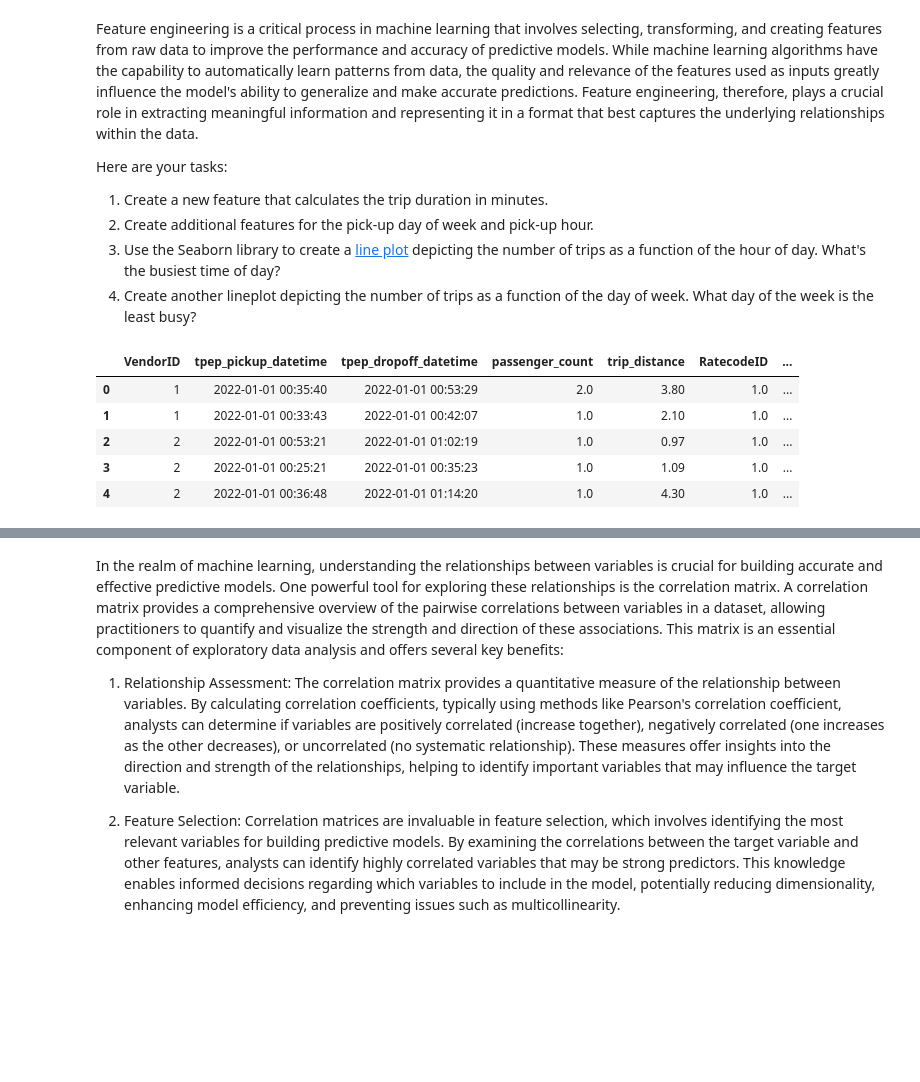
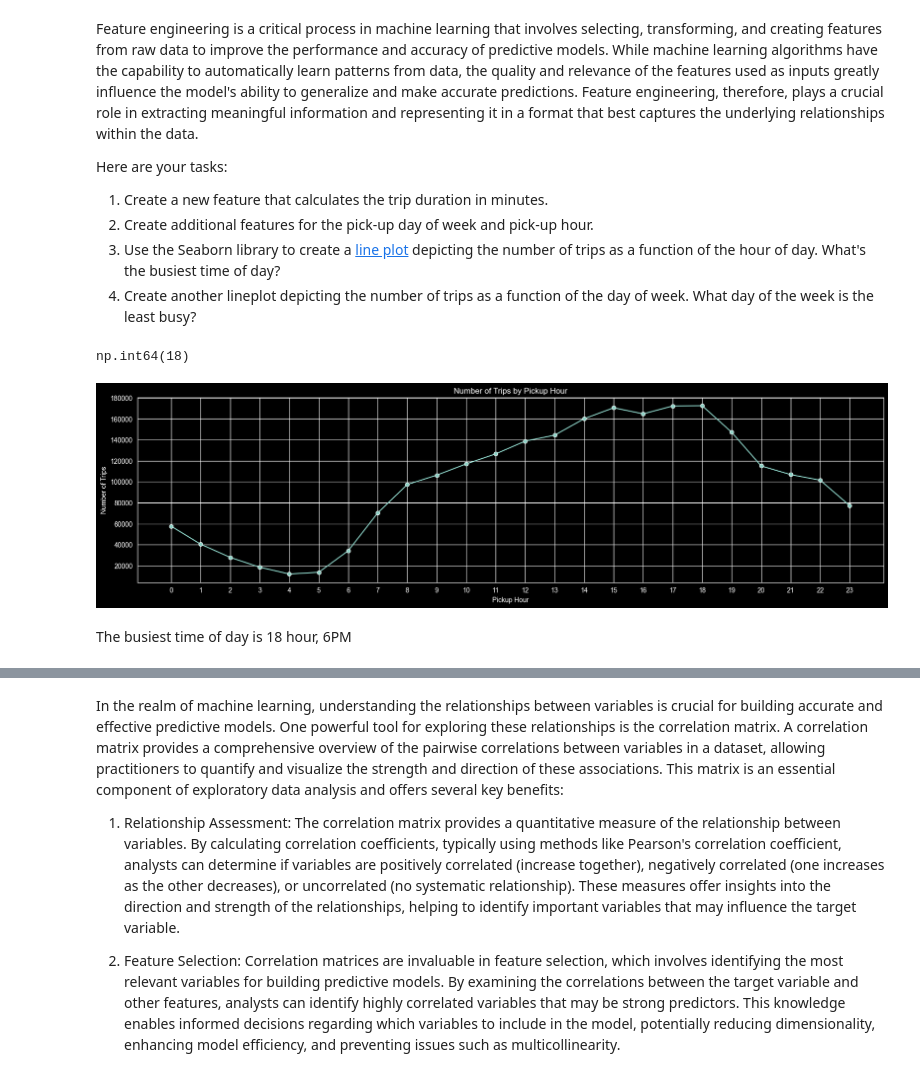
Before and after one commit to balindrarayamajhi/spring-board-mle-projects, a Jupyter notebook: Student_MLE_MiniProject_EDA.ipynb, the cells around one changed output, grey strips where cells are left out. Drawn from its saved outputs; the diff is of its cells as text; code cells hidden in the pictures; blank space fills up the shorter version.

```diff
--- a/Student_MLE_MiniProject_EDA.ipynb
+++ b/Student_MLE_MiniProject_EDA.ipynb
@@ -103,21 +96,40 @@ Here are your tasks:
 # %%
 # Create a new column for trip duration in minutes
 # %%
-nyc_taxi_df['trip_duration_in_minutes'] = (
+nyc_taxi_df['trip_duration'] = (
     nyc_taxi_df["tpep_dropoff_datetime"] - nyc_taxi_df["tpep_pickup_datetime"]
 ).dt.total_seconds() / 60
 # %%
 # Create new columns for pickup hour and day of week
-# %%
-nyc_taxi_df.head()
-# %% [output]
-|  | VendorID | tpep_pickup_datetime | tpep_dropoff_datetime | passenger_count | trip_distance | RatecodeID | ... |
-| 0 | 1 | 2022-01-01 00:35:40 | 2022-01-01 00:53:29 | 2.0 | 3.80 | 1.0 | ... |
-| 1 | 1 | 2022-01-01 00:33:43 | 2022-01-01 00:42:07 | 1.0 | 2.10 | 1.0 | ... |
-| 2 | 2 | 2022-01-01 00:53:21 | 2022-01-01 01:02:19 | 1.0 | 0.97 | 1.0 | ... |
-| 3 | 2 | 2022-01-01 00:25:21 | 2022-01-01 00:35:23 | 1.0 | 1.09 | 1.0 | ... |
-| 4 | 2 | 2022-01-01 00:36:48 | 2022-01-01 01:14:20 | 1.0 | 4.30 | 1.0 | ... |
+# %%
+nyc_taxi_df['pickup_hour'] = nyc_taxi_df['tpep_pickup_datetime'].dt.hour
+nyc_taxi_df['pickup_day_of_week'] = nyc_taxi_df['tpep_pickup_datetime'].dt.dayofweek
+# %% [output]
+np.int64(18)
 # %%
 # Create a lineplot displaying the number of trips by pickup hour
+# %%
+trips_by_hour = (
+    nyc_taxi_df.groupby('pickup_hour')
+    .size()
+    .reindex(range(24), fill_value=0)          # ensures 0..23 always appear
+    .reset_index(name='trip_count')
+)
+
+plt.figure(figsize=(20,5))
+
+sns.lineplot(data=trips_by_hour, x='pickup_hour', y='trip_count', marker='o')
+
+plt.title('Number of Trips by Pickup Hour')
+plt.xlabel('Pickup Hour')
+plt.ylabel('Number of Trips')
+plt.xticks(range(0,24))
+plt.grid(True)
+
+plt.show()
+# %% [output]
+[figure, added]
+# %% [markdown]
+The busiest time of day is 18 hour, 6PM
 # %%
 # Create a lineplot displaying the number of trips by pickup day
```
Also changed, not shown: parts of 17 cells of this notebook.
